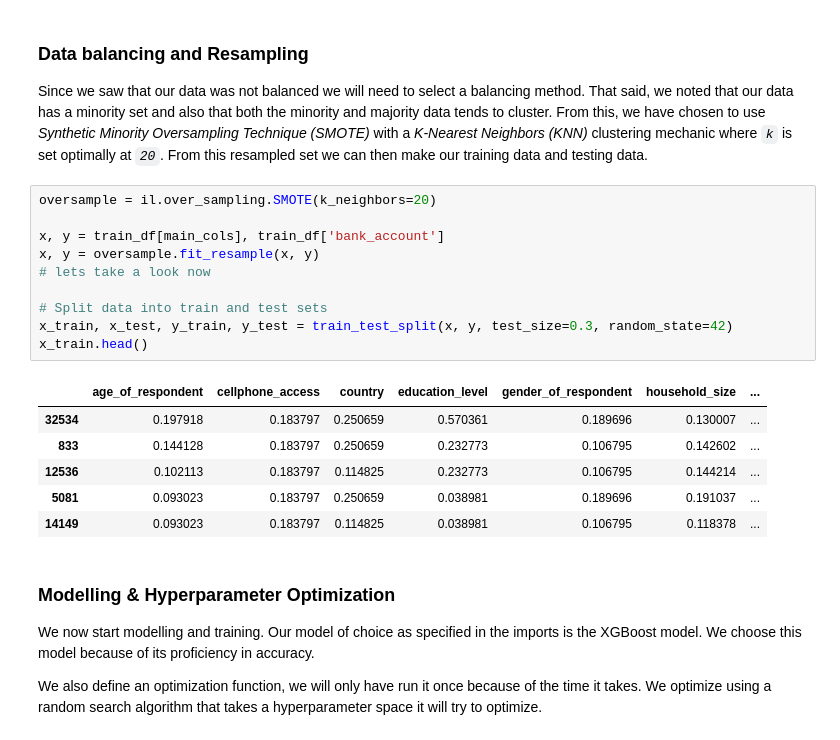
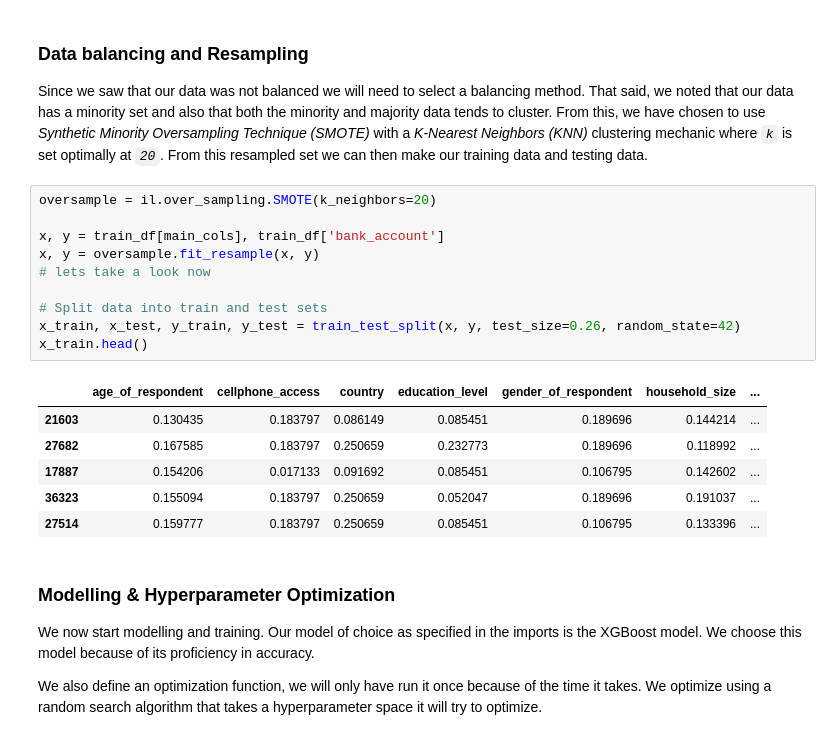
Before and after one commit to ashwynh21/financial_inclusion, a Jupyter notebook: main.ipynb, the cells around one changed output. Drawn from its saved outputs; the diff is of its cells as text.

```diff
--- a/main.ipynb
+++ b/main.ipynb
@@ -140,20 +140,20 @@ resampled set we can then make our training data and testing data.
 # %%
 oversample = il.over_sampling.SMOTE(k_neighbors=20)
 
 x, y = train_df[main_cols], train_df['bank_account']
 x, y = oversample.fit_resample(x, y)
 # lets take a look now
 
 # Split data into train and test sets
-x_train, x_test, y_train, y_test = train_test_split(x, y, test_size=0.3, random_state=42)
+x_train, x_test, y_train, y_test = train_test_split(x, y, test_size=0.26, random_state=42)
 x_train.head()
 # %% [output]
 |  | age_of_respondent | cellphone_access | country | education_level | gender_of_respondent | household_size | ... |
-| 32534 | 0.197918 | 0.183797 | 0.250659 | 0.570361 | 0.189696 | 0.130007 | ... |
-| 833 | 0.144128 | 0.183797 | 0.250659 | 0.232773 | 0.106795 | 0.142602 | ... |
-| 12536 | 0.102113 | 0.183797 | 0.114825 | 0.232773 | 0.106795 | 0.144214 | ... |
-| 5081 | 0.093023 | 0.183797 | 0.250659 | 0.038981 | 0.189696 | 0.191037 | ... |
-| 14149 | 0.093023 | 0.183797 | 0.114825 | 0.038981 | 0.106795 | 0.118378 | ... |
+| 21603 | 0.130435 | 0.183797 | 0.086149 | 0.085451 | 0.189696 | 0.144214 | ... |
+| 27682 | 0.167585 | 0.183797 | 0.250659 | 0.232773 | 0.189696 | 0.118992 | ... |
+| 17887 | 0.154206 | 0.017133 | 0.091692 | 0.085451 | 0.106795 | 0.142602 | ... |
+| 36323 | 0.155094 | 0.183797 | 0.250659 | 0.052047 | 0.189696 | 0.191037 | ... |
+| 27514 | 0.159777 | 0.183797 | 0.250659 | 0.085451 | 0.106795 | 0.133396 | ... |
 # %% [markdown]
 ### Modelling & Hyperparameter Optimization
 
```
Also changed, not shown: parts of 3 cells of this notebook, 1 other file.
